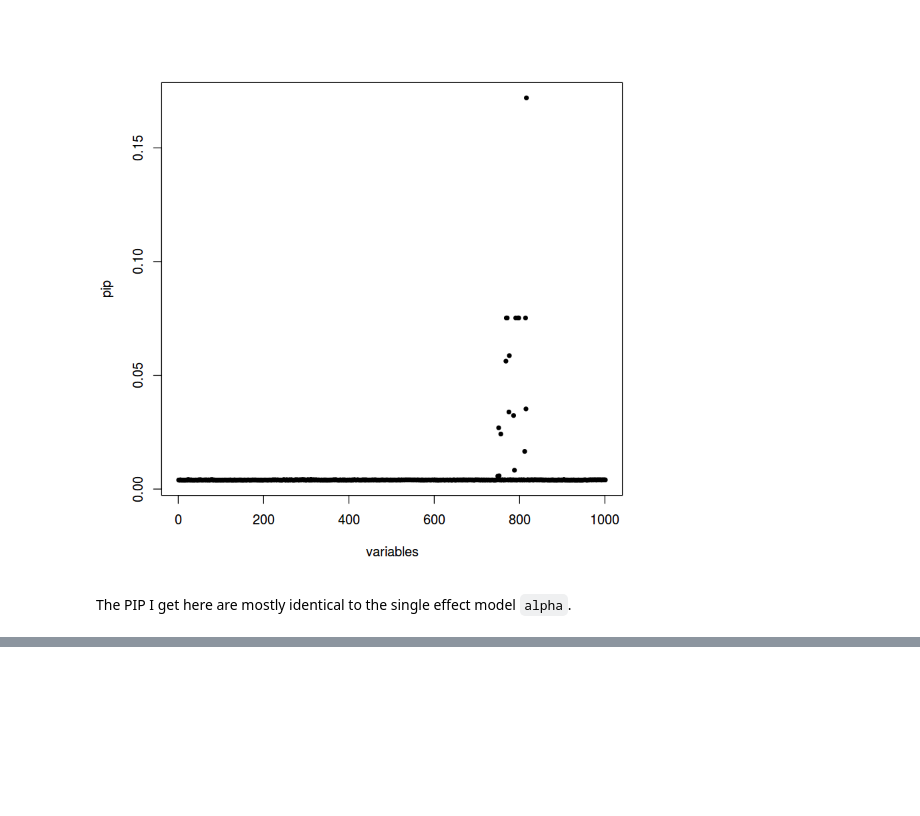
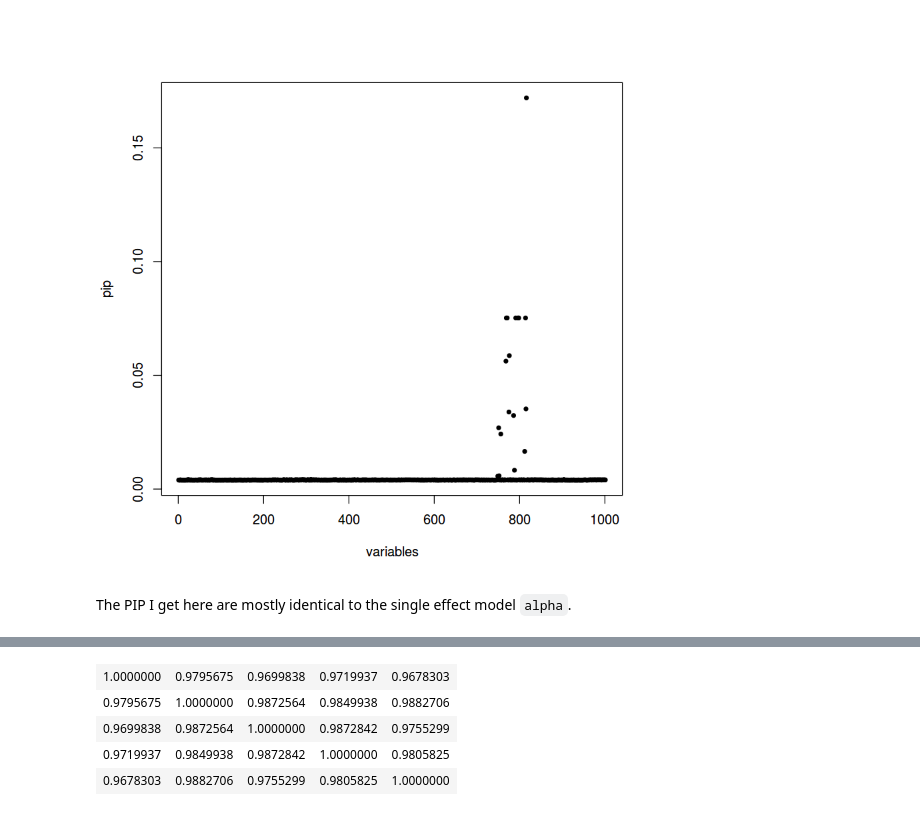
Before and after one commit to gaow/mvarbvs, a Jupyter notebook: analysis/20180601_One_Causal_CAVIAR_Exam.ipynb, the cells around one changed output, grey strips where cells are left out. Saved outputs shown, nothing was run; the diff lists cells and outputs as text; code cells hidden in the pictures; blank space fills up the shorter version.

```diff
--- a/analysis/20180601_One_Causal_CAVIAR_Exam.ipynb
+++ b/analysis/20180601_One_Causal_CAVIAR_Exam.ipynb
@@ -226,0 +245,10 @@ The PIP I get here are mostly identical to the single effect model `alpha`.
+# %%
+cs = which(susieR:::in_CS_x(fit$alpha)>0)
+purity = r2[cs,cs]
+purity
+# %% [output]
+| 1.0000000 | 0.9795675 | 0.9699838 | 0.9719937 | 0.9678303 |
+| 0.9795675 | 1.0000000 | 0.9872564 | 0.9849938 | 0.9882706 |
+| 0.9699838 | 0.9872564 | 1.0000000 | 0.9872842 | 0.9755299 |
+| 0.9719937 | 0.9849938 | 0.9872842 | 1.0000000 | 0.9805825 |
+| 0.9678303 | 0.9882706 | 0.9755299 | 0.9805825 | 1.0000000 |
```
Also changed, not shown: parts of 10 cells of this notebook, 2 other files.
